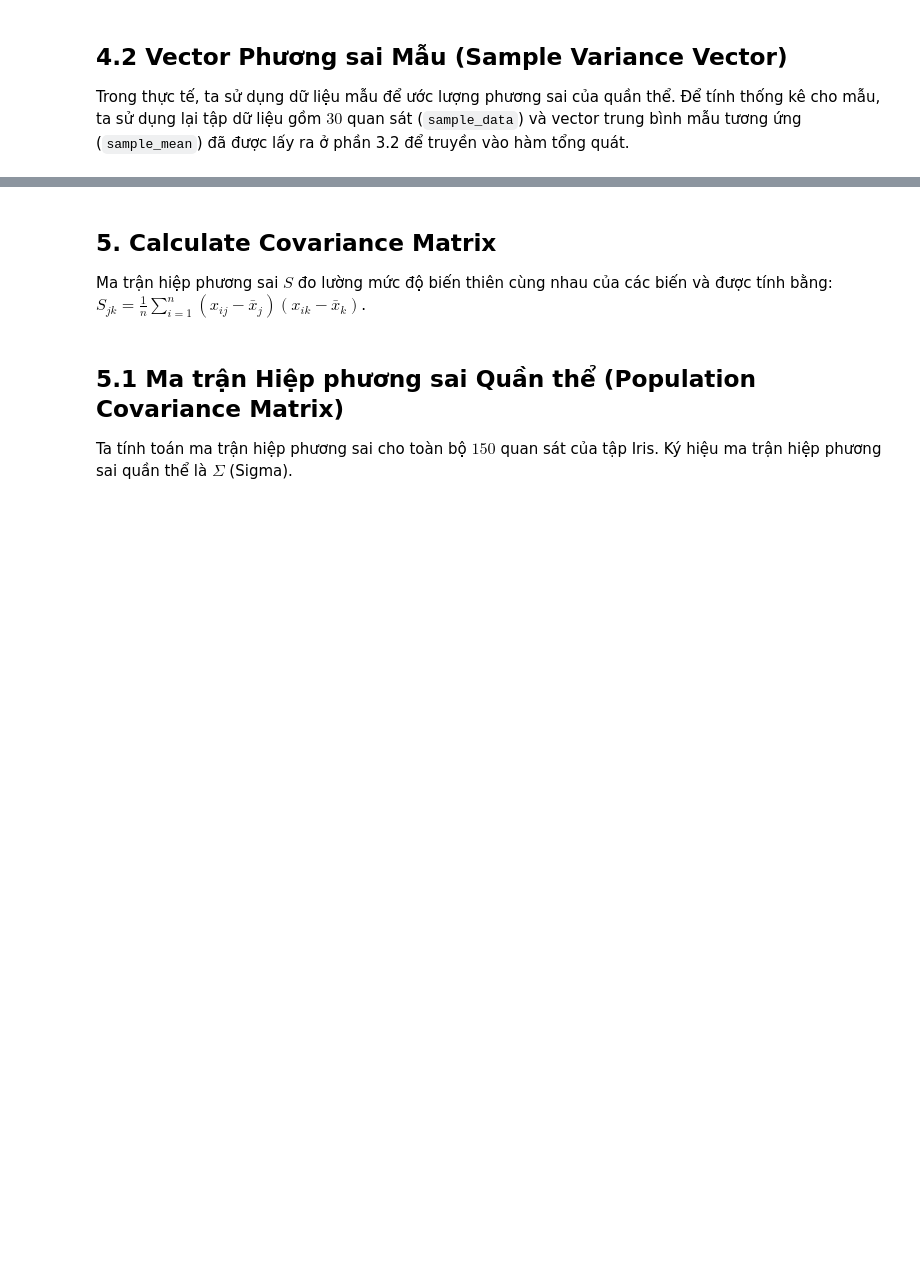
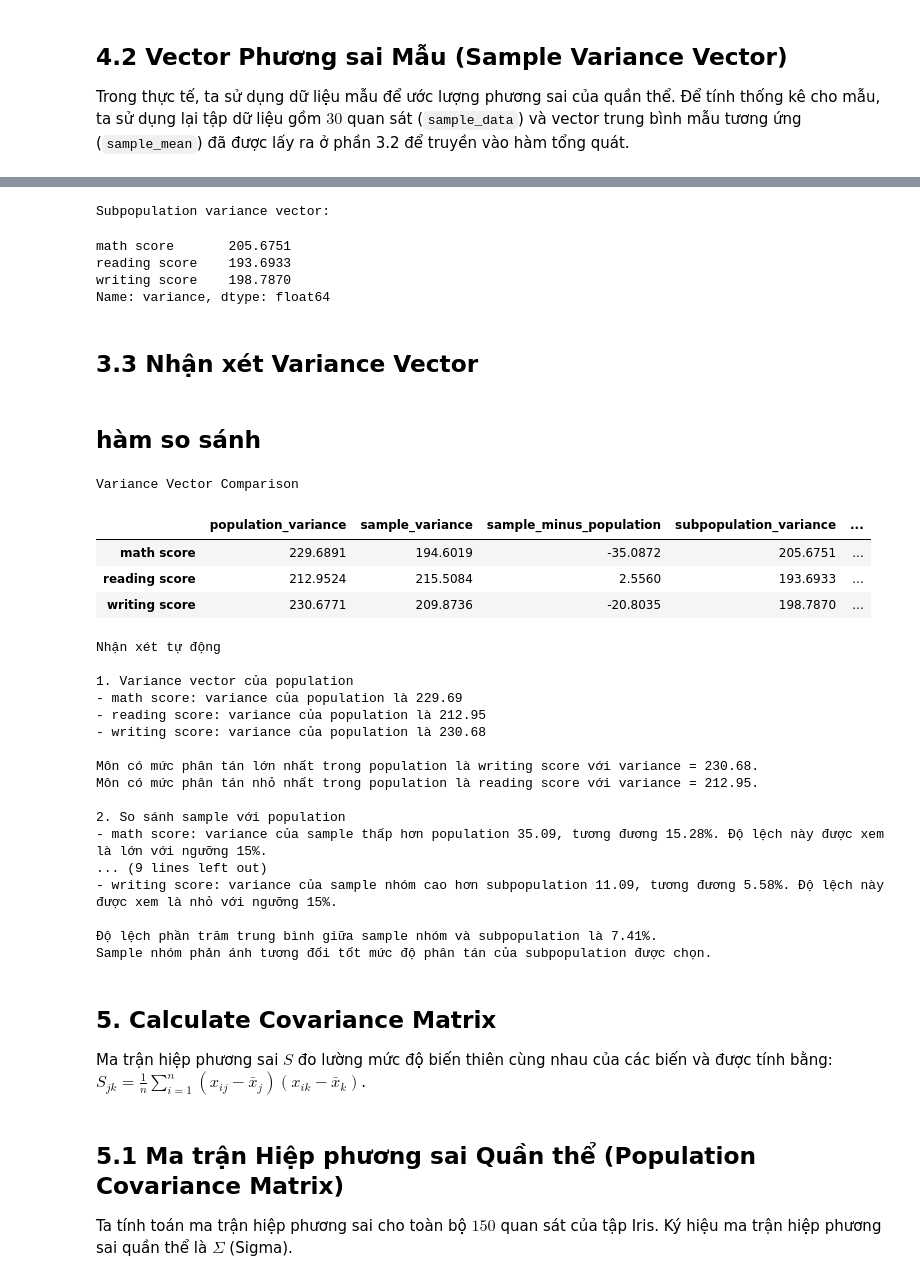
Before and after one commit to ntnthinh205/gk_msa, a Jupyter notebook: multivariate_statistics.ipynb, the cells around one changed output, grey strips where cells are left out. Drawn from its saved outputs; the diff is of its cells as text; code cells hidden in the pictures; blank space fills up the shorter version.

```diff
--- a/multivariate_statistics.ipynb
+++ b/multivariate_statistics.ipynb
@@ -189,11 +839,12 @@ Vector Phương sai Quần thể (Population Variance Vector):
 
 Trong thực tế, ta sử dụng dữ liệu mẫu để ước lượng phương sai của quần thể. Để tính thống kê cho mẫu, ta sử dụng lại tập dữ liệu gồm $30$ quan sát (`sample_data`) và vector trung bình mẫu tương ứng (`sample_mean`) đã được lấy ra ở phần 3.2 để truyền vào hàm tổng quát.
 # %%
-print(f"Sử dụng lại mẫu ngẫu nhiên n_sample = {sample_size} quan sát từ phần 3.2.")
+sample_variance_vector = calculate_variance_vector(
+    data=sample_df,
+    score_cols=score_cols,
+    mean_vector=sample_mean_vector
+)
 
-# Chỉ truyền dữ liệu mẫu và giá trị trung bình mẫu vào cùng một hàm.
-sample_var = calculate_variance_vector(sample_data, sample_mean)
-
-print("\nVector Phương sai Mẫu (Sample Variance Vector):")
-print(sample_var)
+print("Sample variance vector:")
+display(sample_variance_vector)
 # %% [output]
@@ -203,0 +856,25 @@ Vector Phương sai Mẫu (Sample Variance Vector):
+# %%
+## mode 2 - nếu có
+subpopulation_variance_vector = None
+
+if subpopulation_df is not None:
+    subpopulation_variance_vector = calculate_variance_vector(
+        data=subpopulation_df,
+        score_cols=score_cols,
+        mean_vector=subpopulation_mean_vector
+    )
+
+    print("Subpopulation variance vector:")
+    display(subpopulation_variance_vector)
+else:
+    print("Mode 1: Không có subpopulation.")
+# %% [output]
+Subpopulation variance vector:
+math score       205.6751
+reading score    193.6933
+writing score    198.7870
+Name: variance, dtype: float64
+# %% [markdown]
+## 3.3 Nhận xét Variance Vector
+# %% [markdown]
+## hàm so sánh
@@ -204,3 +1047,42 @@ Vector Phương sai Mẫu (Sample Variance Vector):
+# %%
+## kết quả so sánh
+variance_vector_comparison = compare_variance_vectors(
+    population_variance_vector=population_variance_vector,
+    sample_variance_vector=sample_variance_vector,
+    subpopulation_variance_vector=subpopulation_variance_vector
+)
+
+print("Variance Vector Comparison")
+display(variance_vector_comparison)
+
+print("\n")
+auto_comment_variance_vector(
+    variance_vector_comparison=variance_vector_comparison,
+    threshold_percent=15
+)
+# %% [output]
+Variance Vector Comparison
+|  | population_variance | sample_variance | sample_minus_population | subpopulation_variance | ... |
+| math score | 229.6891 | 194.6019 | -35.0872 | 205.6751 | ... |
+| reading score | 212.9524 | 215.5084 | 2.5560 | 193.6933 | ... |
+| writing score | 230.6771 | 209.8736 | -20.8035 | 198.7870 | ... |
+Nhận xét tự động
+
+1. Variance vector của population
+- math score: variance của population là 229.69
+- reading score: variance của population là 212.95
+- writing score: variance của population là 230.68
+
+Môn có mức phân tán lớn nhất trong population là writing score với variance = 230.68.
+Môn có mức phân tán nhỏ nhất trong population là reading score với variance = 212.95.
+
+2. So sánh sample với population
+- math score: variance của sample thấp hơn population 35.09, tương đương 15.28%. Độ lệch này được xem là lớn với ngưỡng 15%.
+... (9 lines left out)
+- writing score: variance của sample nhóm cao hơn subpopulation 11.09, tương đương 5.58%. Độ lệch này được xem là nhỏ với ngưỡng 15%.
+
+Độ lệch phần trăm trung bình giữa sample nhóm và subpopulation là 7.41%.
+Sample nhóm phản ánh tương đối tốt mức độ phân tán của subpopulation được chọn.
 # %% [markdown]
 ## 5. Calculate Covariance Matrix
 
```
Also changed, not shown: parts of 61 cells of this notebook.
